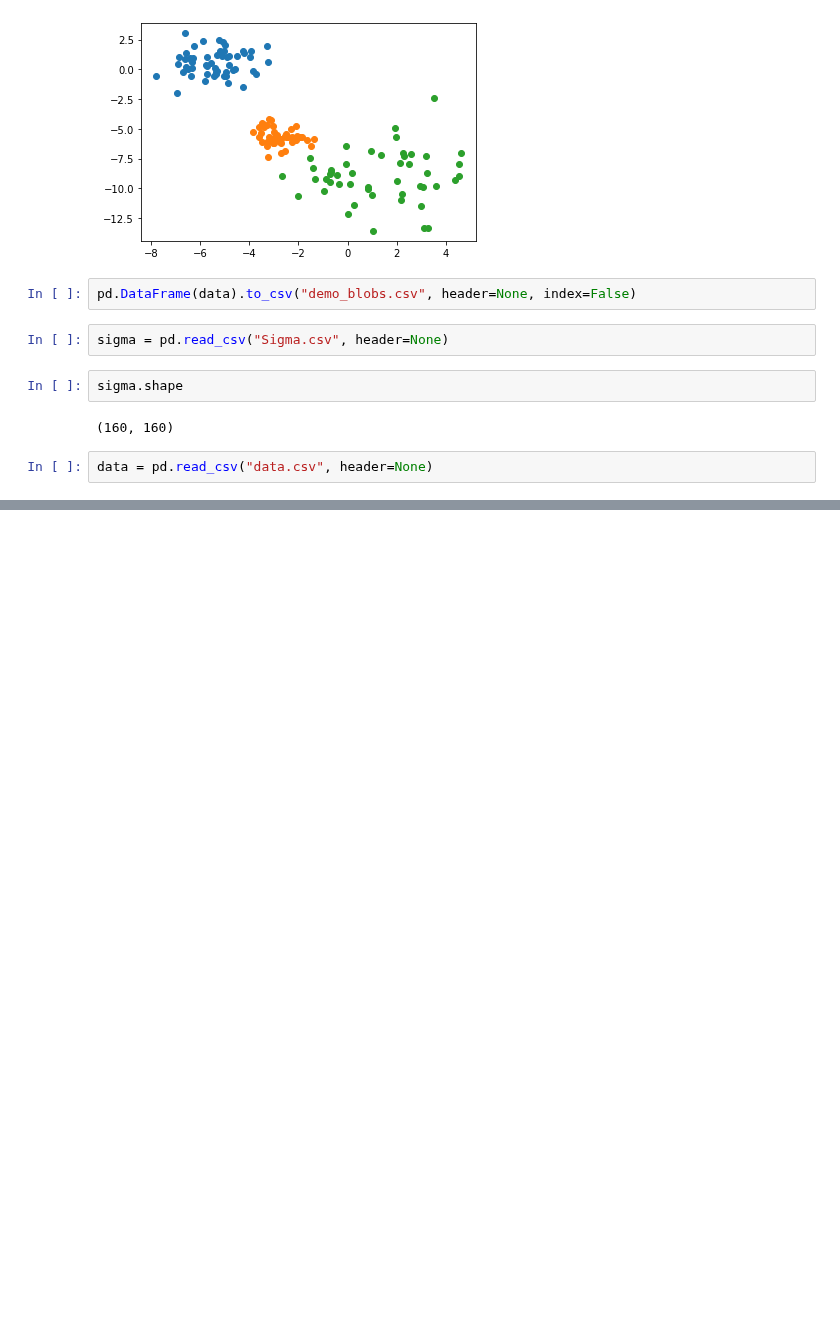
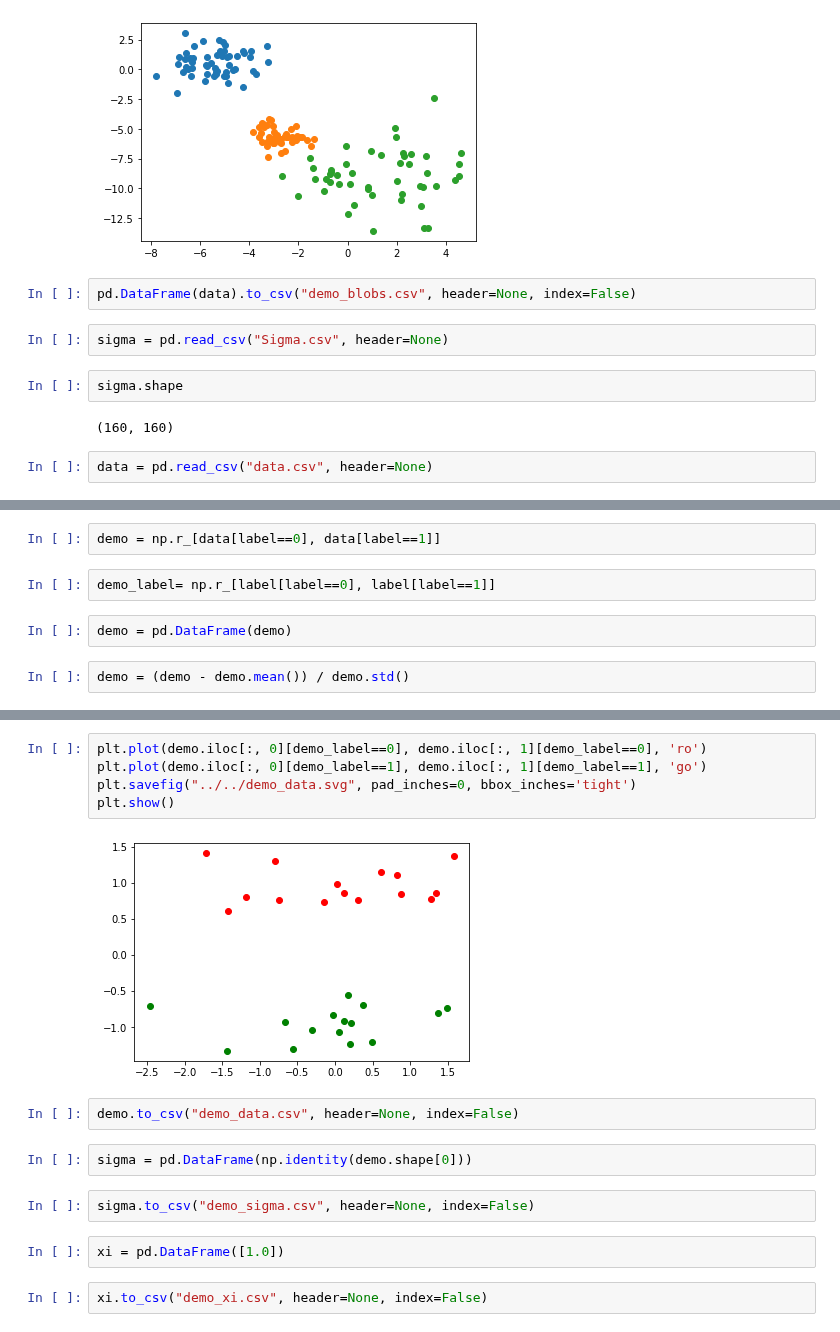
Before and after one commit to takeuchi-lab/Post-Hierarchical-Clustering-Inference, a Jupyter notebook: cluster/data/create_demo_data.ipynb, the cells around one changed output, grey strips where cells are left out. Cells and saved outputs as stored; diff of their text form; blank space fills up the shorter version.

```diff
--- a/cluster/data/create_demo_data.ipynb
+++ b/cluster/data/create_demo_data.ipynb
@@ -57,0 +72,8 @@ data = pd.read_csv("data.csv", header=None)
+# %%
+demo = np.r_[data[label==0], data[label==1]]
+# %%
+demo_label= np.r_[label[label==0], label[label==1]]
+# %%
+demo = pd.DataFrame(demo)
+# %%
+demo = (demo - demo.mean()) / demo.std()
@@ -57,0 +84,17 @@ data = pd.read_csv("data.csv", header=None)
+# %%
+plt.plot(demo.iloc[:, 0][demo_label==0], demo.iloc[:, 1][demo_label==0], 'ro')
+plt.plot(demo.iloc[:, 0][demo_label==1], demo.iloc[:, 1][demo_label==1], 'go')
+plt.savefig("../../demo_data.svg", pad_inches=0, bbox_inches='tight')
+plt.show()
+# %% [output]
+[figure, added]
+# %%
+demo.to_csv("demo_data.csv", header=None, index=False)
+# %%
+sigma = pd.DataFrame(np.identity(demo.shape[0]))
+# %%
+sigma.to_csv("demo_sigma.csv", header=None, index=False)
+# %%
+xi = pd.DataFrame([1.0])
+# %%
+xi.to_csv("demo_xi.csv", header=None, index=False)
```
Also changed, not shown: parts of 8 cells of this notebook, 25 other files.
